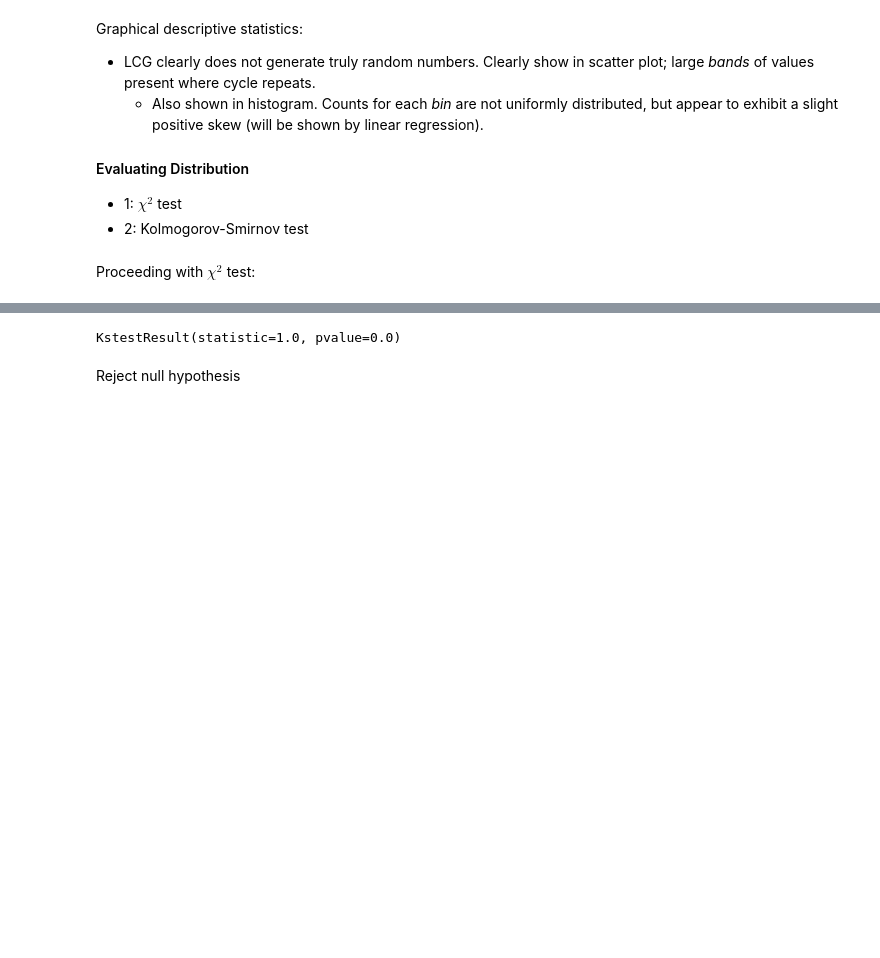
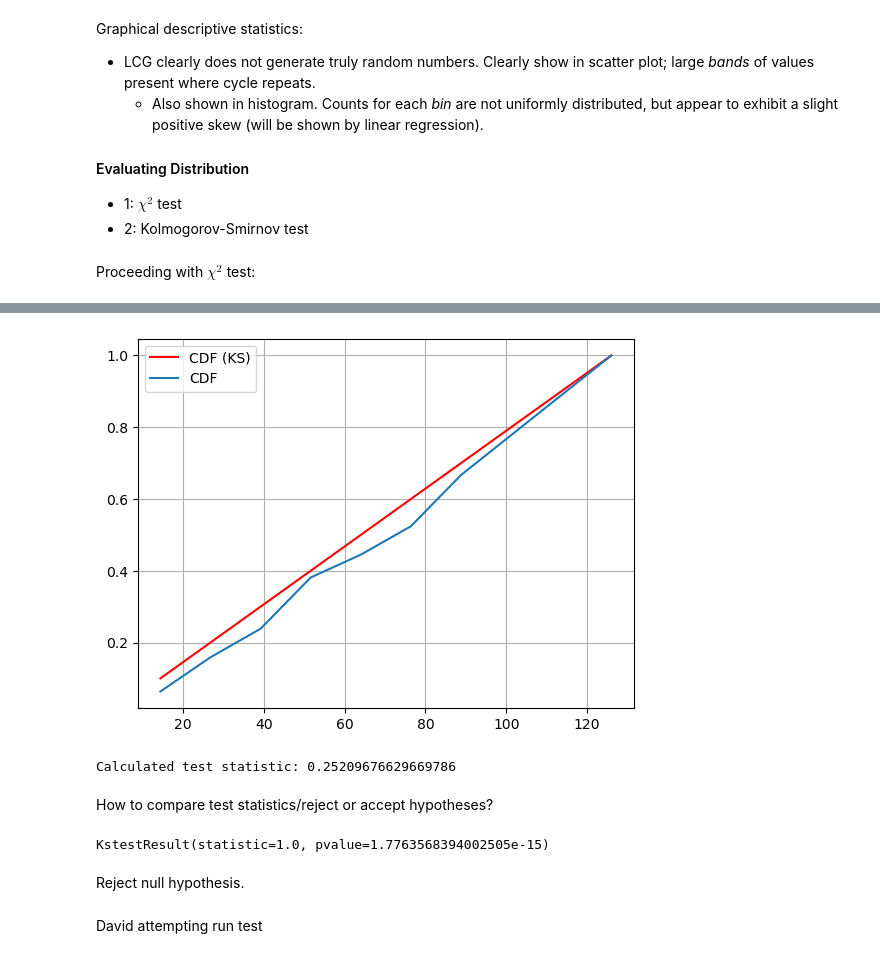
Before and after one commit to damiskov/02443-stochastic-simulation, a Jupyter notebook: Exercises/day1-genandtesting.ipynb, the cells around one changed output, grey strips where cells are left out. Cells and saved outputs as stored; diff of their text form; code cells hidden in the pictures; blank space fills up the shorter version.

```diff
--- a/Exercises/day1-genandtesting.ipynb
+++ b/Exercises/day1-genandtesting.ipynb
@@ -122,7 +137,28 @@ Now proceeding with the Kolmogorov Smirnov test:
+# %%
+# cdf for KS test - uniform distribution
+
+cdf_KS = [(x-2)/(126-2) for x in bins_count[1:]]
+plt.plot(bins_count[1:], cdf_KS, color ="red", label="CDF (KS)")
+plt.plot(bins_count[1:], cdf, label="CDF")
+plt.grid()
+plt.legend()
+plt.show()
+# %% [output]
+[figure, added]
+# %%
+
+test_stat =  (np.sqrt(10) + 0.12 + (0.11/np.sqrt(10)))*np.max(np.abs(cdf-cdf_KS))
+print(f"Calculated test statistic: {test_stat}")
+# %% [output]
+Calculated test statistic: 0.25209676629669786
+# %% [markdown]
+How to compare test statistics/reject or accept hypotheses?
 # %%
-x = stat.kstest(num_lst, "uniform")
+x = stat.kstest(num_lst, cdf, N=10)
 print(x)
 # %% [output]
-KstestResult(statistic=1.0, pvalue=0.0)
+KstestResult(statistic=1.0, pvalue=1.7763568394002505e-15)
 # %% [markdown]
-Reject null hypothesis
+Reject null hypothesis.
+# %% [markdown]
+David attempting run test
```
Also changed, not shown: parts of 12 cells of this notebook, 1 other file.
